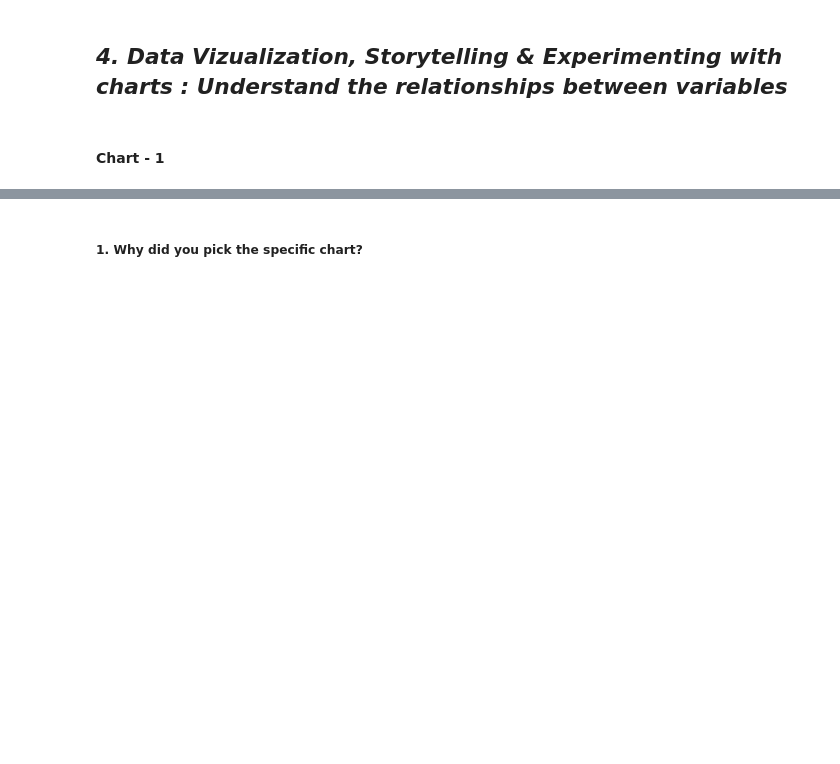
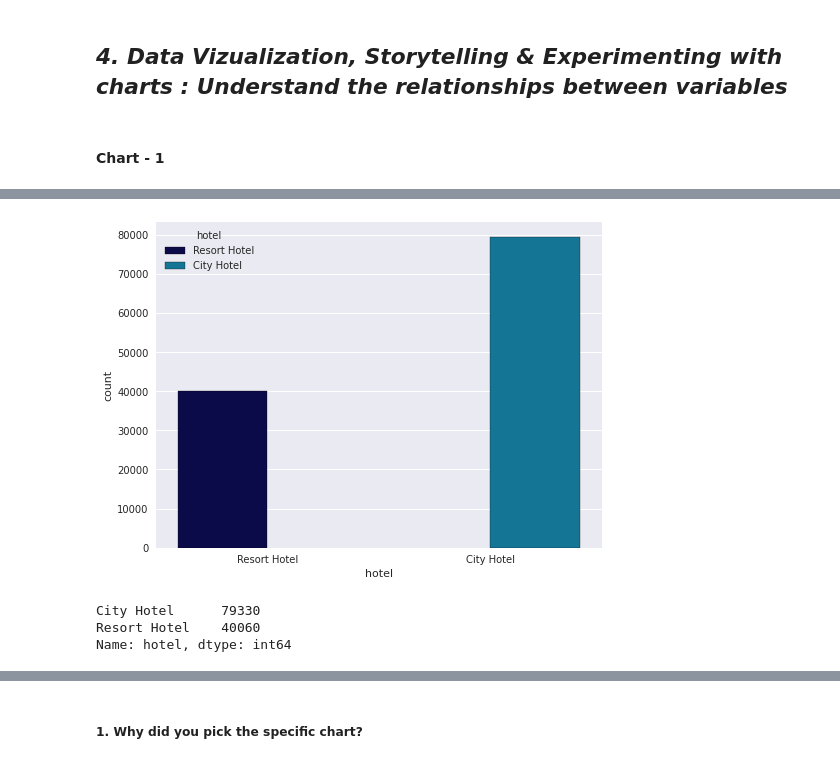
Before and after one commit to ansarshaikh95/EDA-Hotel-booking-analysis, a Jupyter notebook: EDA_Hotel_booking_Analysis.ipynb, the cells around one changed output, grey strips where cells are left out. Saved outputs shown, nothing was run; the diff lists cells and outputs as text; code cells hidden in the pictures; blank space fills up the shorter version.

```diff
--- a/EDA_Hotel_booking_Analysis.ipynb
+++ b/EDA_Hotel_booking_Analysis.ipynb
@@ -319,0 +482,12 @@ Answer Here.
+# %%
+plt.figure(figsize=(8,6))
+sns.countplot(x="hotel",data=df,hue="hotel",palette="ocean",edgecolor="black")
+plt.show()
+# %% [output]
+[figure, added]
+# %%
+df['hotel'].value_counts(ascending=False)
+# %% [output]
+City Hotel      79330
+Resort Hotel    40060
+Name: hotel, dtype: int64
```
Also changed, not shown: parts of 23 cells of this notebook.
